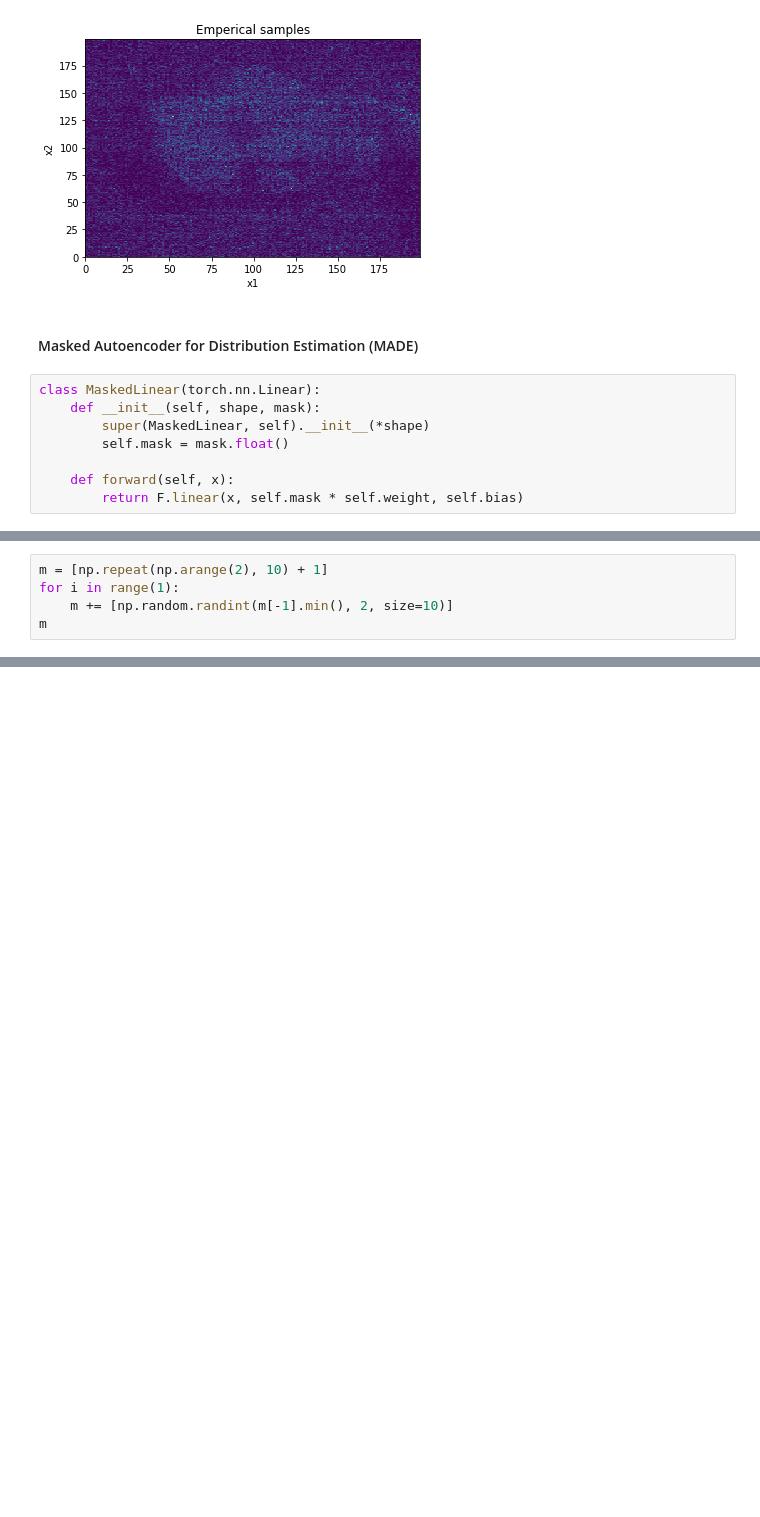
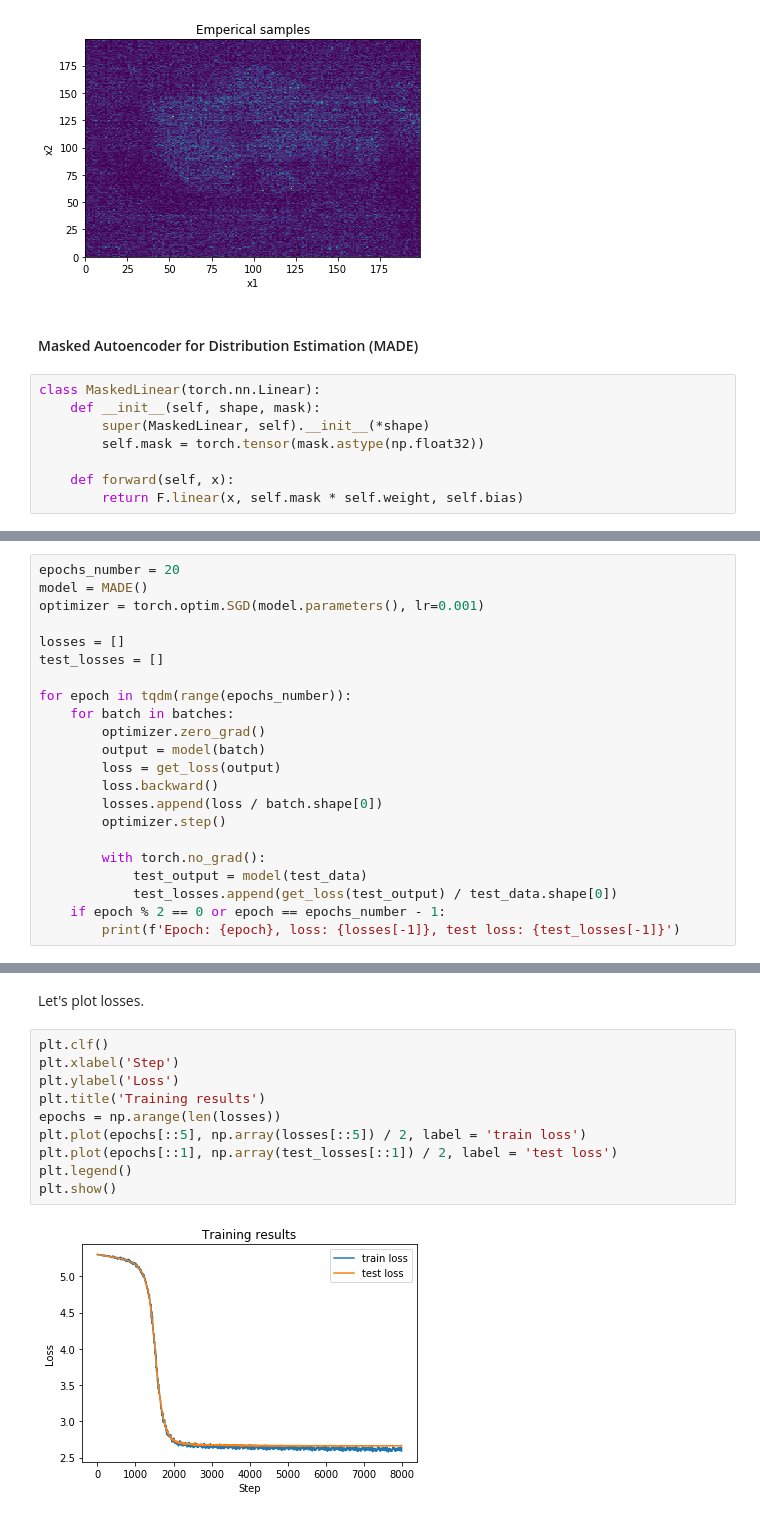
Before and after one commit to Igor-Tukh/deep-unsupervised-learning-hse, a Jupyter notebook: hw01_2.ipynb, the cells around one changed output, grey strips where cells are left out. Cells and saved outputs as stored; diff of their text form; blank space fills up the shorter version.

```diff
--- a/hw01_2.ipynb
+++ b/hw01_2.ipynb
@@ -188,7 +188,7 @@ plt.show()
 class MaskedLinear(torch.nn.Linear):
     def __init__(self, shape, mask):
         super(MaskedLinear, self).__init__(*shape)
-        self.mask = mask.float()
+        self.mask = torch.tensor(mask.astype(np.float32))
 
     def forward(self, x):
         return F.linear(x, self.mask * self.weight, self.bias)
@@ -207,5 +194,0 @@ class MADE(torch.nn.Module):
-# %%
-m = [np.repeat(np.arange(2), 10) + 1]
-for i in range(1):
-    m += [np.random.randint(m[-1].min(), 2, size=10)]
-m
@@ -214,0 +223,22 @@ m
+# %%
+epochs_number = 20
+model = MADE()
+optimizer = torch.optim.SGD(model.parameters(), lr=0.001)
+
+losses = []
+test_losses = []
+
+for epoch in tqdm(range(epochs_number)):
+    for batch in batches:
+        optimizer.zero_grad()
+        output = model(batch)
+        loss = get_loss(output)
+        loss.backward()
+        losses.append(loss / batch.shape[0])
+        optimizer.step()
+
+        with torch.no_grad():
+            test_output = model(test_data)
+            test_losses.append(get_loss(test_output) / test_data.shape[0])
+    if epoch % 2 == 0 or epoch == epochs_number - 1:
+        print(f'Epoch: {epoch}, loss: {losses[-1]}, test loss: {test_losses[-1]}')
@@ -214,0 +258,14 @@ m
+# %% [markdown]
+Let's plot losses.
+# %%
+plt.clf()
+plt.xlabel('Step')
+plt.ylabel('Loss')
+plt.title('Training results')
+epochs = np.arange(len(losses))
+plt.plot(epochs[::5], np.array(losses[::5]) / 2, label = 'train loss')
+plt.plot(epochs[::1], np.array(test_losses[::1]) / 2, label = 'test loss')
+plt.legend()
+plt.show()
+# %% [output]
+[figure, added]
```
Also changed, not shown: parts of 11 cells of this notebook.
